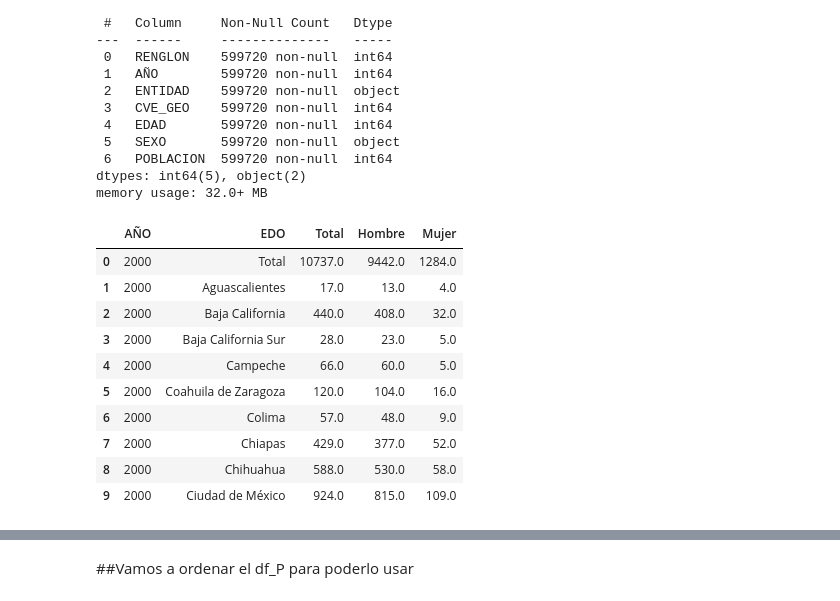
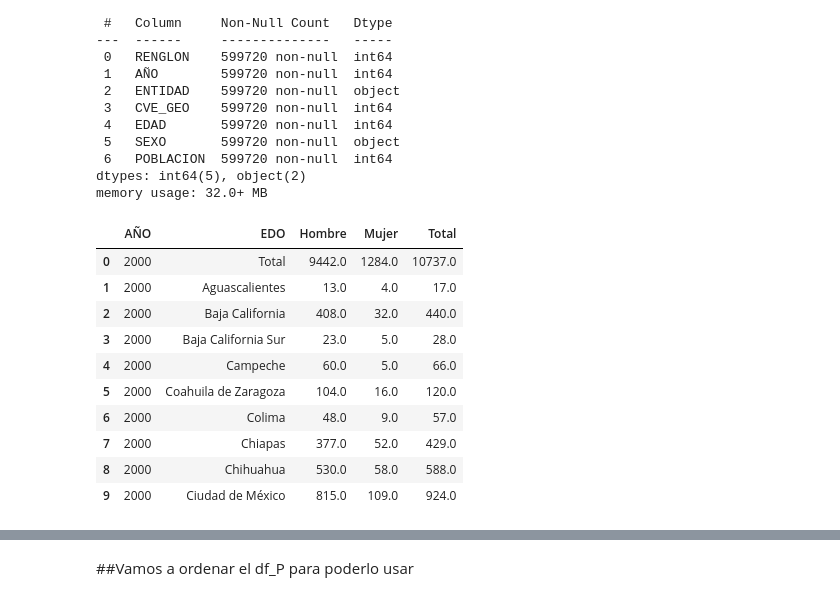
Before and after one commit to FreMeli/ASE_1, a Jupyter notebook: EDO_SEXO_LIMPIO.ipynb, the cells around one changed output, grey strips where cells are left out. Cells and saved outputs as stored; diff of their text form; code cells hidden in the pictures.

```diff
--- a/EDO_SEXO_LIMPIO.ipynb
+++ b/EDO_SEXO_LIMPIO.ipynb
@@ -17,0 +18,2 @@ Saving INEGI_exporta_12_4_2023_8_47_22.xls to INEGI_exporta_12_4_2023_8_47_22.xl
+# %%
+upload1 = files.upload()
@@ -50,17 +55,17 @@ Data columns (total 7 columns):
 dtypes: int64(5), object(2)
 memory usage: 32.0+ MB
 # %%
-df=pd.read_excel(io.BytesIO(upload["INEGI_exporta_12_4_2023_8_47_22.xls"]), header=0)#df con los datos de homicidio
-df.head(10) #Para ver las primeras 10 filas
+df_Homicidios=pd.read_excel(io.BytesIO(upload1["INEGI_exporta_12_4_2023_8_47_22.xls"]), header=0)#df con los datos de homicidio
+df_Homicidios.head(10) #Para ver las primeras 10 filas
 # %% [output]
-|  | AÑO | EDO | Total | Hombre | Mujer |
-| 0 | 2000 | Total | 10737.0 | 9442.0 | 1284.0 |
-| 1 | 2000 | Aguascalientes | 17.0 | 13.0 | 4.0 |
-| 2 | 2000 | Baja California | 440.0 | 408.0 | 32.0 |
-| 3 | 2000 | Baja California Sur | 28.0 | 23.0 | 5.0 |
-| 4 | 2000 | Campeche | 66.0 | 60.0 | 5.0 |
-| 5 | 2000 | Coahuila de Zaragoza | 120.0 | 104.0 | 16.0 |
-| 6 | 2000 | Colima | 57.0 | 48.0 | 9.0 |
-| 7 | 2000 | Chiapas | 429.0 | 377.0 | 52.0 |
-| 8 | 2000 | Chihuahua | 588.0 | 530.0 | 58.0 |
-| 9 | 2000 | Ciudad de México | 924.0 | 815.0 | 109.0 |
+|  | AÑO | EDO | Hombre | Mujer | Total |
+| 0 | 2000 | Total | 9442.0 | 1284.0 | 10737.0 |
+| 1 | 2000 | Aguascalientes | 13.0 | 4.0 | 17.0 |
+| 2 | 2000 | Baja California | 408.0 | 32.0 | 440.0 |
+| 3 | 2000 | Baja California Sur | 23.0 | 5.0 | 28.0 |
+| 4 | 2000 | Campeche | 60.0 | 5.0 | 66.0 |
+| 5 | 2000 | Coahuila de Zaragoza | 104.0 | 16.0 | 120.0 |
+| 6 | 2000 | Colima | 48.0 | 9.0 | 57.0 |
+| 7 | 2000 | Chiapas | 377.0 | 52.0 | 429.0 |
+| 8 | 2000 | Chihuahua | 530.0 | 58.0 | 588.0 |
+| 9 | 2000 | Ciudad de México | 815.0 | 109.0 | 924.0 |
```
Also changed, not shown: parts of 17 cells of this notebook.
